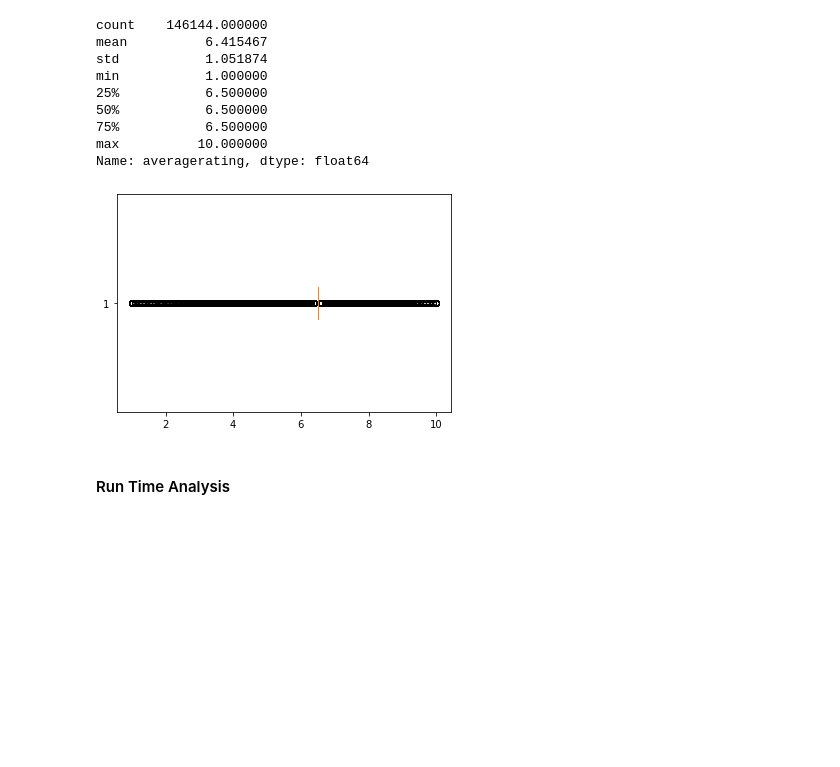
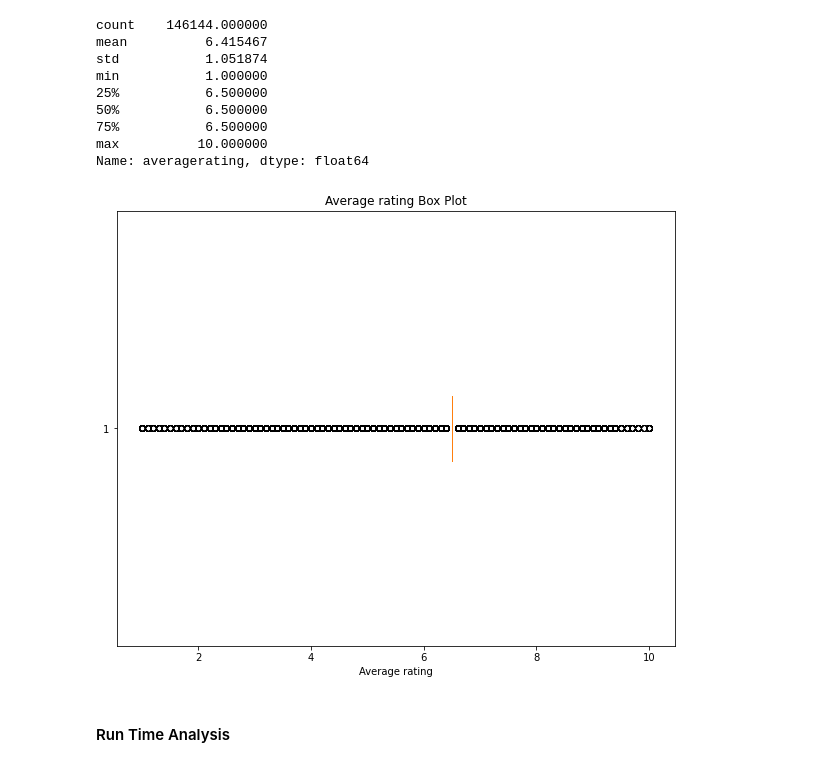
Before and after one commit to OswaldCc/Box-Office-Film-Analysis, a Jupyter notebook: index.ipynb, the cells around one changed output. Cells and saved outputs as stored; diff of their text form; code cells hidden in the pictures; blank space fills up the shorter version.

Commit message:
some changes on the visualisations

```diff
--- a/index.ipynb
+++ b/index.ipynb
@@ -364,11 +364,13 @@ max          10.000000
 Name: averagerating, dtype: float64
 # %%
 # Box plot
-fig, ax =plt.subplots()
+fig, ax =plt.subplots(figsize=(10,8))
 ax.boxplot(titles_and_ratings['averagerating'],vert=False)
+ax.set_title('Average rating Box Plot')
+ax.set_xlabel('Average rating')
 plt.show()
 # %% [output]
-[figure, old version]
+[figure, new version]
 # %% [markdown]
 #### Run Time Analysis
 # %%
```
Also changed, not shown: parts of 7 cells of this notebook.
